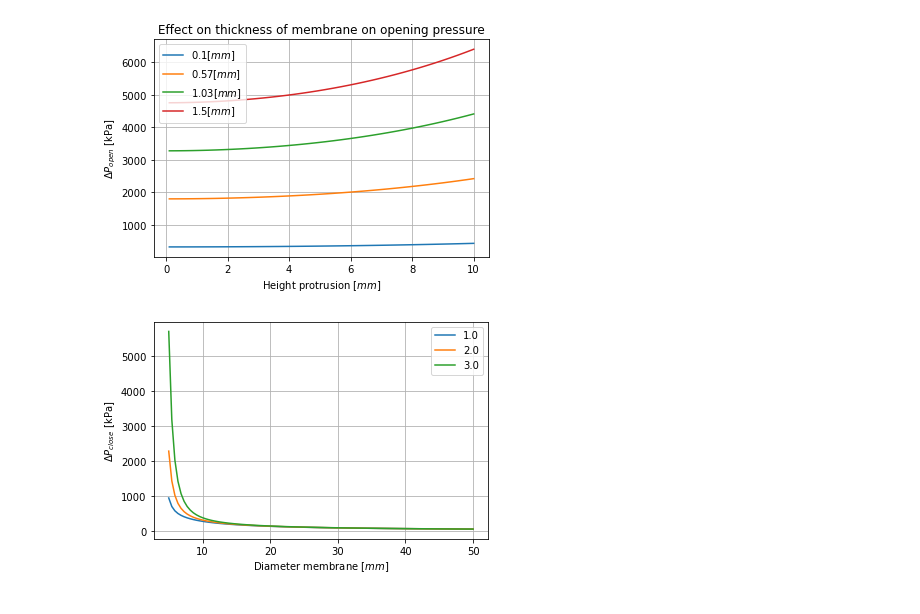
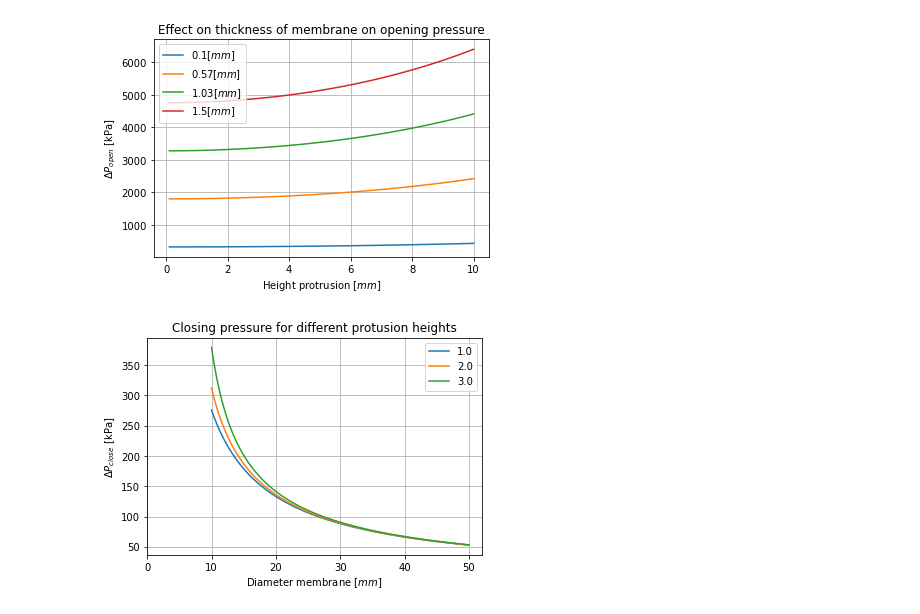
Before and after one commit to Olviel/Soft-Robotics-Materials-Database_forked, a Jupyter notebook: ICRA2023 Tutorial FT29 Towards an accessible soft robotics toolbox and validation test rig/opening_pressure.ipynb, the cells around one changed output. Cells and saved outputs as stored; diff of their text form; code cells hidden in the pictures.

Commit message:
Made all plots, still a mistake with units

```diff
--- a/ICRA2023 Tutorial FT29 Towards an accessible soft robotics toolbox and validation test rig/opening_pressure.ipynb
+++ b/ICRA2023 Tutorial FT29 Towards an accessible soft robotics toolbox and validation test rig/opening_pressure.ipynb
@@ -260,37 +249,39 @@ def compute_P_close(h, optim_parameters, order, ID, t_inlet, D, t_membrane):
     A_membrane = D * t_membrane
     #print('Area is '+str(A_membrane))
     l0 = D
     l1 = 2 * np.sqrt((D - (ID + 2*t_inlet) / 2)**2 + h**2) + ID + 2*t_inlet
 
     # Compute the membrane stress using the Ogden model
     stress_membrane = OgdenModel((l1-l0)/l0, optim_parameters, order) #MPa = N/mm2
 
     # Compute the force on the membrane
     F_membrane = stress_membrane * (A_membrane*1e6) #N/mm2*mm2 = N
 
     # Compute P_close
     P_close = F_membrane *4/(np.pi*D**2)
 
     return P_close
 
 h_values = np.linspace(1, 3, 3) * 1e-3  # Vary height of inlet
-t_membrane= 1e-3#np.linspace(0.1,1.5,4)*1e-3 #vary thickness of membrane
+t_membrane=1e-3# np.linspace(0.1,1.5,4)*1e-3 #vary thickness of membrane
 ID = 5e-3 # internal diameter of the inlet [m]
 t_inlet = 2e-3#  thickness of the inlet [m]
-D=np.linspace(5,50,100)*1e-3 # Diameter membrane [m]
 
+# Set x-axis range
+D=np.linspace(10,50,100)*1e-3 # Diameter membrane [m]
 
 for height in h_values:
-    P_close_values = compute_P_close(height, optim_parameters, order, ID, t_inlet, D, t_values)
+    P_close_values = compute_P_close(height, optim_parameters, order, ID, t_inlet, D, t_membrane)
     plt.plot(D*1000,P_close_values/1000, label = str(height*1000) )
 
 plt.title('Closing pressure for different protusion heights')
 plt.xlabel('Diameter membrane [$mm$]')
 plt.ylabel('$\\Delta P_{close}$ [kPa]')
+plt.xlim(0,)
 plt.legend()
 plt.grid()
 # %% [output]
-[figure, old version]
+[figure, new version]
 # %%
 def compute_P_open_inlet(h, optim_parameters, order, ID, t_inlet, D, t_membrane):
     """
```
Also changed, not shown: parts of 4 cells of this notebook.
